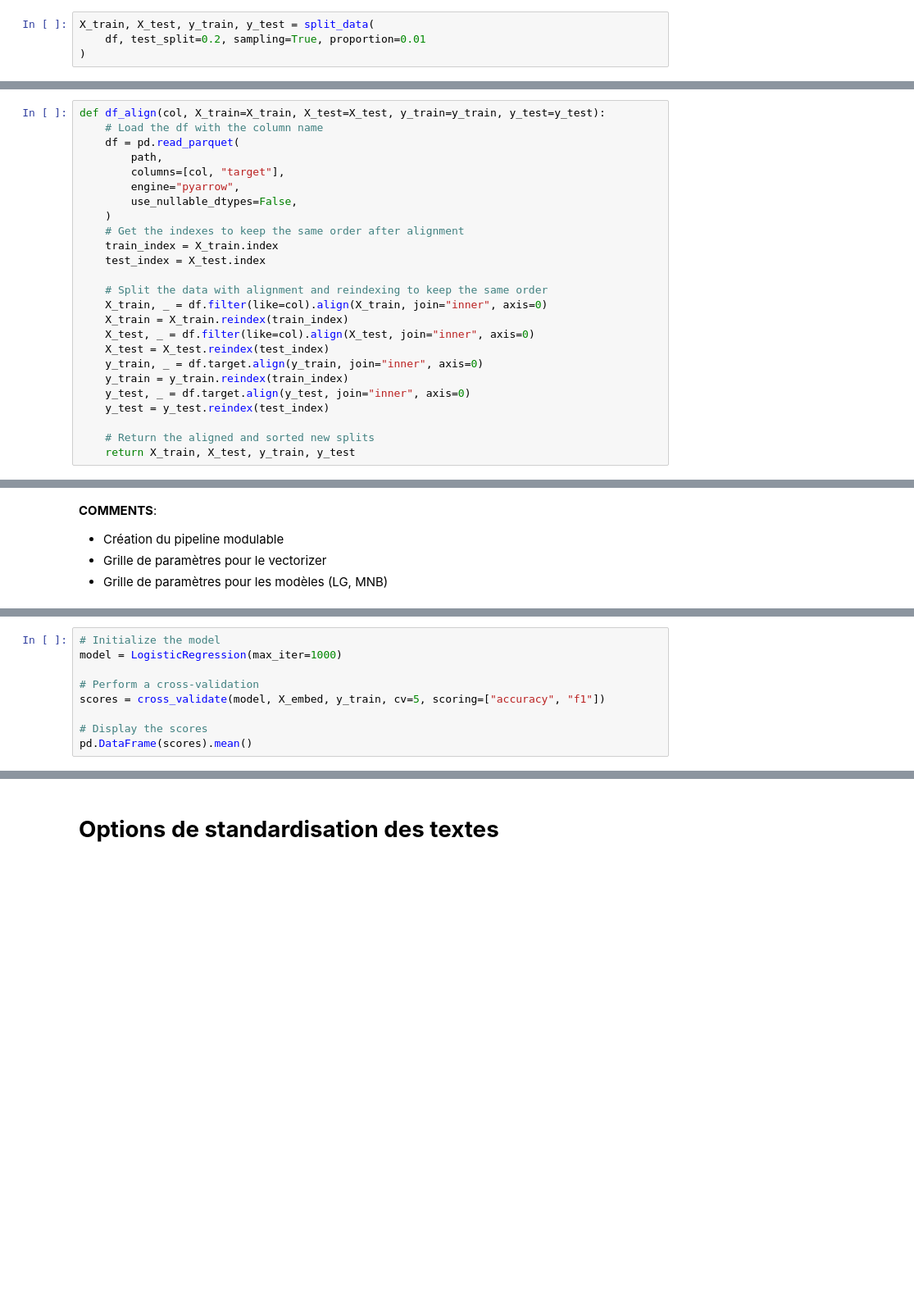
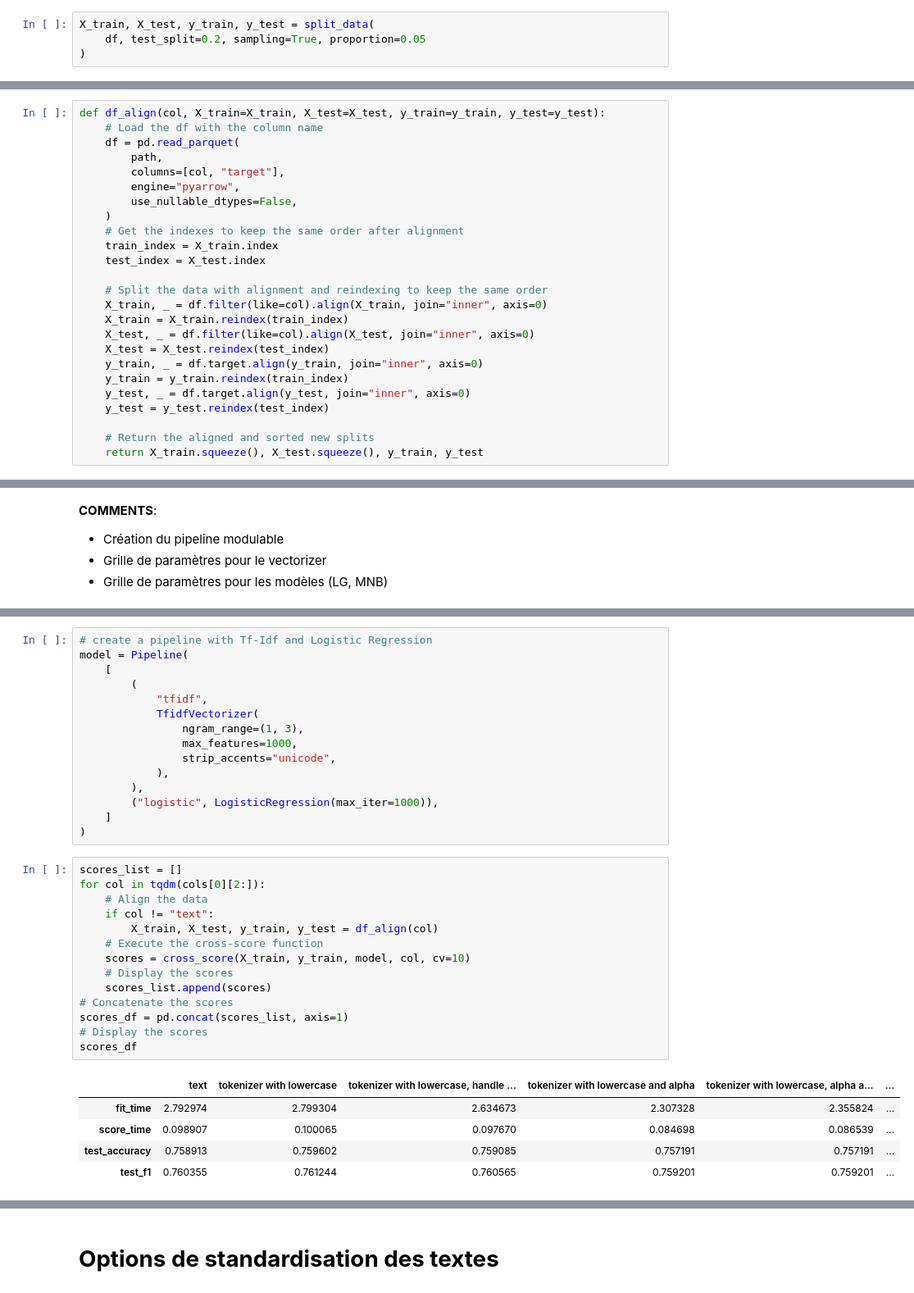
Before and after one commit to Hedredo/dagshub_p7, a Jupyter notebook: notebooks/modelisation.ipynb, the cells around one changed output, grey strips where cells are left out. Shown at 82% size. Saved outputs shown, nothing was run; the diff lists cells and outputs as text; blank space fills up the shorter version.

```diff
--- a/notebooks/modelisation.ipynb
+++ b/notebooks/modelisation.ipynb
@@ -114,6 +158,6 @@ def split_data(df, test_split=0.2, sampling=True, proportion=0.01):
     return X_train, X_test, y_train, y_test
 # %%
 X_train, X_test, y_train, y_test = split_data(
-    df, test_split=0.2, sampling=True, proportion=0.01
+    df, test_split=0.2, sampling=True, proportion=0.05
 )
 # %% [output]
@@ -145,7 +189,7 @@ def df_align(col, X_train=X_train, X_test=X_test, y_train=y_train, y_test=y_test
     y_test = y_test.reindex(test_index)
 
     # Return the aligned and sorted new splits
-    return X_train, X_test, y_train, y_test
+    return X_train.squeeze(), X_test.squeeze(), y_train, y_test
 # %% [markdown]
 # **Modélisation**
 # %% [markdown]
@@ -217,9 +253,0 @@ dtype: float64
-# %%
-# Initialize the model
-model = LogisticRegression(max_iter=1000)
-
-# Perform a cross-validation
-scores = cross_validate(model, X_embed, y_train, cv=5, scoring=["accuracy", "f1"])
-
-# Display the scores
-pd.DataFrame(scores).mean()
@@ -234,0 +254,35 @@ Le modèle sera plus rapide s'il reçoit en entrée une sparse matrix plutôt qu
+# %%
+# create a pipeline with Tf-Idf and Logistic Regression
+model = Pipeline(
+    [
+        (
+            "tfidf",
+            TfidfVectorizer(
+                ngram_range=(1, 3),
+                max_features=1000,
+                strip_accents="unicode",
+            ),
+        ),
+        ("logistic", LogisticRegression(max_iter=1000)),
+    ]
+)
+# %%
+scores_list = []
+for col in tqdm(cols[0][2:]):
+    # Align the data
+    if col != "text":
+        X_train, X_test, y_train, y_test = df_align(col)
+    # Execute the cross-score function
+    scores = cross_score(X_train, y_train, model, col, cv=10)
+    # Display the scores
+    scores_list.append(scores)
+# Concatenate the scores
+scores_df = pd.concat(scores_list, axis=1)
+# Display the scores
+scores_df
+# %% [output]
+|  | text | tokenizer with lowercase | tokenizer with lowercase, handle ... | tokenizer with lowercase and alpha | tokenizer with lowercase, alpha a... | ... |
+| fit_time | 2.792974 | 2.799304 | 2.634673 | 2.307328 | 2.355824 | ... |
+| score_time | 0.098907 | 0.100065 | 0.097670 | 0.084698 | 0.086539 | ... |
+| test_accuracy | 0.758913 | 0.759602 | 0.759085 | 0.757191 | 0.757191 | ... |
+| test_f1 | 0.760355 | 0.761244 | 0.760565 | 0.759201 | 0.759201 | ... |
```
Also changed, not shown: parts of 51 cells of this notebook, 1 other file.
